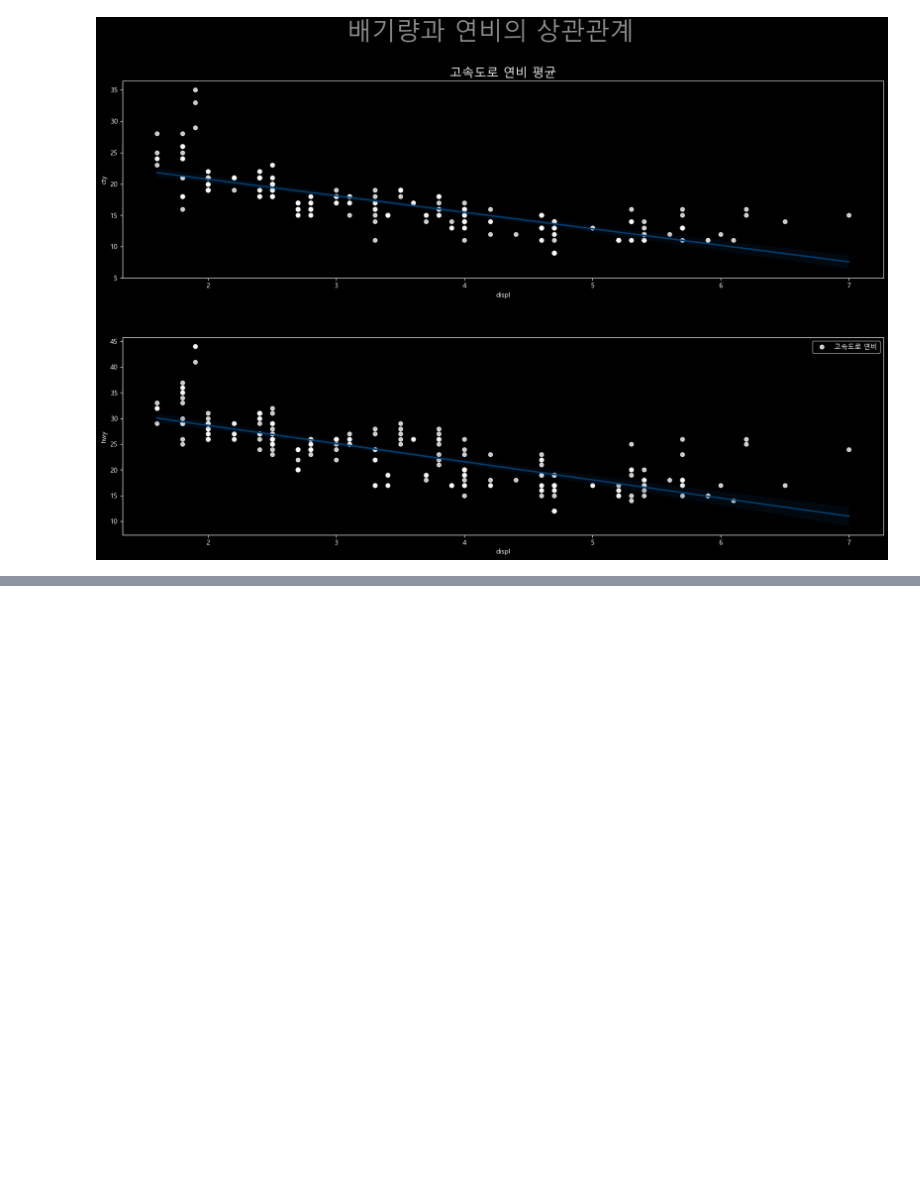
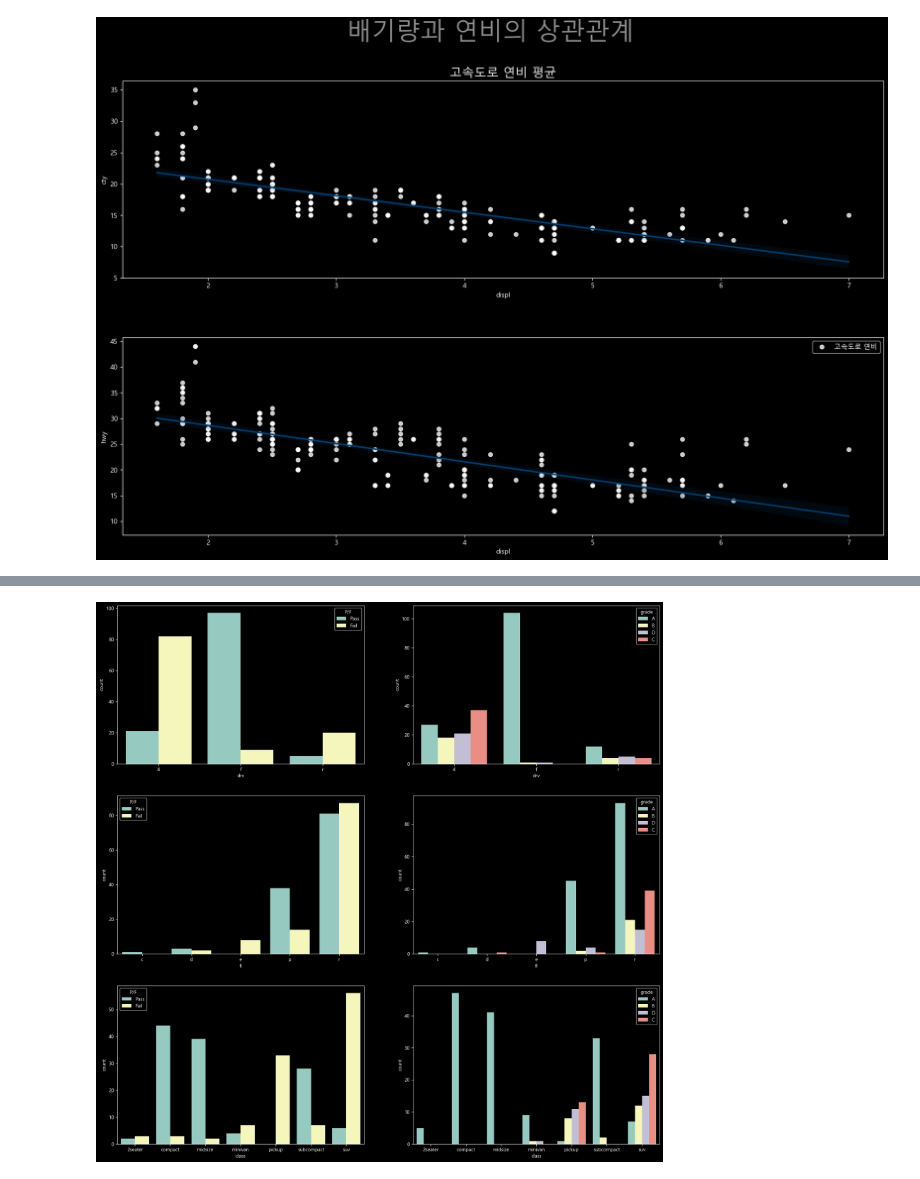
Before and after one commit to maker-lee/megait-data, a Jupyter notebook: D.탐색적_데이터_분석/01. 데이터 시각화/연습문제3.ipynb, the cells around one changed output, grey strips where cells are left out. Saved outputs shown, nothing was run; the diff lists cells and outputs as text; code cells hidden in the pictures; blank space fills up the shorter version.

```diff
--- a/D.탐색적_데이터_분석/01. 데이터 시각화/연습문제3.ipynb
+++ b/D.탐색적_데이터_분석/01. 데이터 시각화/연습문제3.ipynb
@@ -162,0 +436,27 @@ plt.close()
+# %%
+# 선생님 풀이
+
+fig, ((ax11, ax12), (ax21, ax22), (ax31, ax32)) = plt.subplots(3, 2, figsize=(20, 20))
+
+# 자동차 구동방식별 평가에 대한 빈도
+sb.countplot(data=car1, x='drv', hue='P/F', ax=ax11)
+
+# 자동차 구동방식별 등급에 대한 빈도
+sb.countplot(data=car1, x='drv', hue='grade', ax=ax12)
+
+# 자동차 연료 종류 평가에 대한 빈도
+sb.countplot(data=car1, x='fl', hue='P/F', ax=ax21)
+
+# 자동차 연료 종류 등급에 대한 빈도
+sb.countplot(data=car1, x='fl', hue='grade', ax=ax22)
+
+# 자동차 분류별 평가에 대한 빈도
+sb.countplot(data=car1, x='class', hue='P/F', ax=ax31)
+
+# 자동차 분류별 등급에 대한 빈도
+sb.countplot(data=car1, x='class', hue='grade', ax=ax32)
+
+plt.show()
+plt.close()
+# %% [output]
+[figure, added]
```
Also changed, not shown: parts of 20 cells of this notebook, 4 other files.
